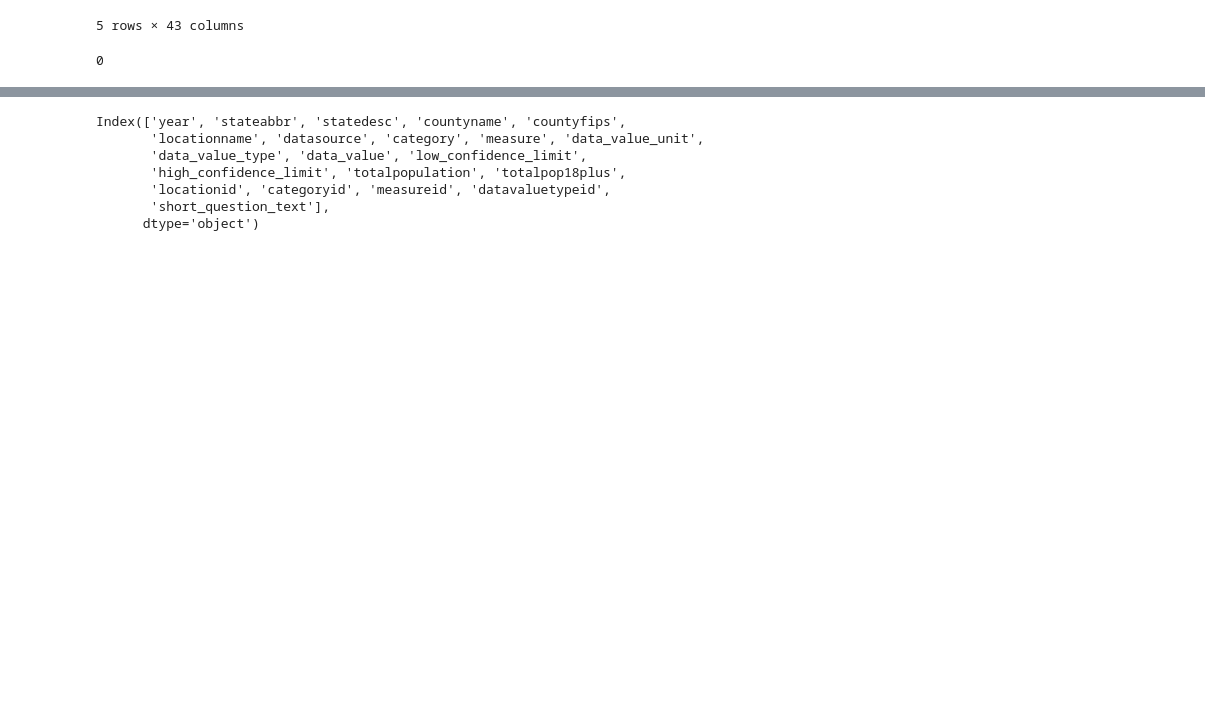
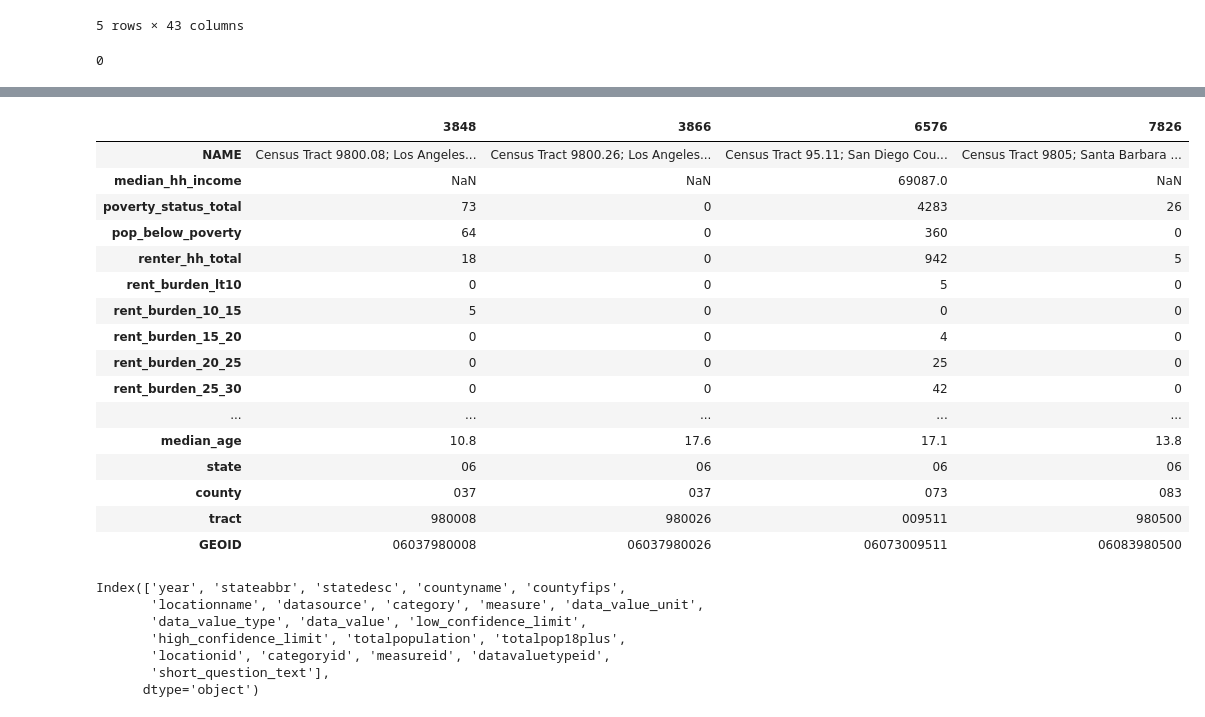
Before and after one commit to Djaser23/SDOH_Predictive_Hotspotting_CA, a Jupyter notebook: notebooks/02_cleaning.ipynb, the cells around one changed output, grey strips where cells are left out. Drawn from its saved outputs; the diff is of its cells as text; code cells hidden in the pictures; blank space fills up the shorter version.

Commit message:
Add ACS cleaning: GEOID, renames, placeholders (WIP)

```diff
--- a/notebooks/02_cleaning.ipynb
+++ b/notebooks/02_cleaning.ipynb
@@ -146,0 +169,6 @@ print(df['GEOID'].duplicated().sum())
+# %%
+median_cols = ['median_hh_income', 'median_gross_rent', 'median_age']
+df[median_cols] = df[median_cols].replace(-666666666, np.nan)
+
+print(df[median_cols].isna().sum())
+print(df[median_cols].min())
@@ -146,0 +184,21 @@ print(df['GEOID'].duplicated().sum())
+# %%
+# investigate the median age of 10.8 finding
+df[df['median_age'] < 18].T
+# %% [output]
+|  | 3848 | 3866 | 6576 | 7826 |
+| NAME | Census Tract 9800.08; Los Angeles... | Census Tract 9800.26; Los Angeles... | Census Tract 95.11; San Diego Cou... | Census Tract 9805; Santa Barbara ... |
+| median_hh_income | NaN | NaN | 69087.0 | NaN |
+| poverty_status_total | 73 | 0 | 4283 | 26 |
+| pop_below_poverty | 64 | 0 | 360 | 0 |
+| renter_hh_total | 18 | 0 | 942 | 5 |
+| rent_burden_lt10 | 0 | 0 | 5 | 0 |
+| rent_burden_10_15 | 5 | 0 | 0 | 0 |
+| rent_burden_15_20 | 0 | 0 | 4 | 0 |
+| rent_burden_20_25 | 0 | 0 | 25 | 0 |
+| rent_burden_25_30 | 0 | 0 | 42 | 0 |
+| ... | ... | ... | ... | ... |
+| median_age | 10.8 | 17.6 | 17.1 | 13.8 |
+| state | 06 | 06 | 06 | 06 |
+| county | 037 | 037 | 073 | 083 |
+| tract | 980008 | 980026 | 009511 | 980500 |
+| GEOID | 06037980008 | 06037980026 | 06073009511 | 06083980500 |
```
Also changed, not shown: parts of 4 cells of this notebook, 3 other files.
